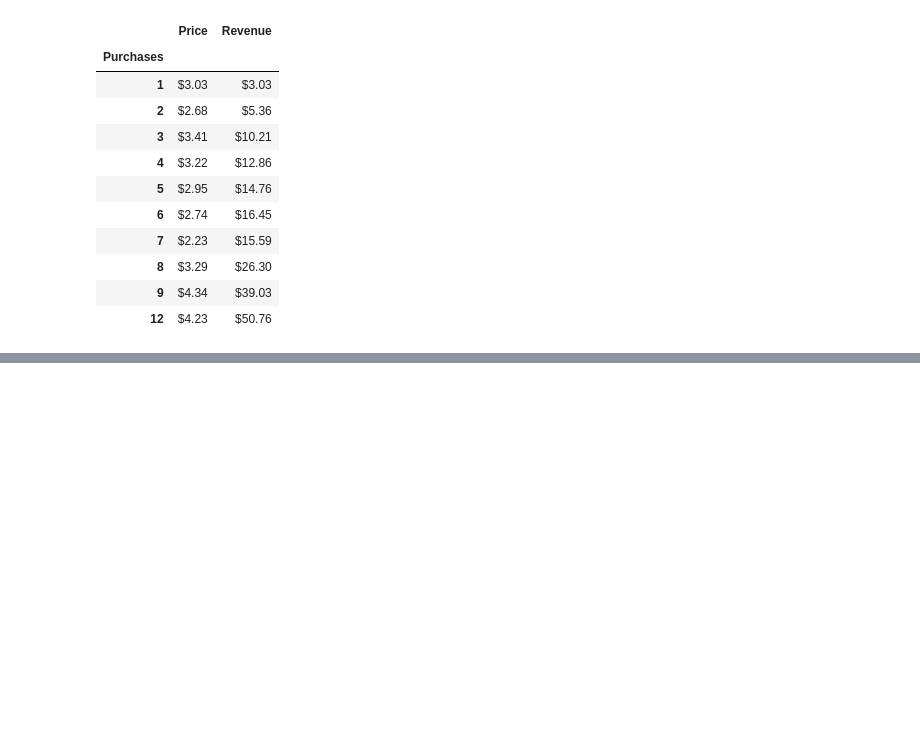
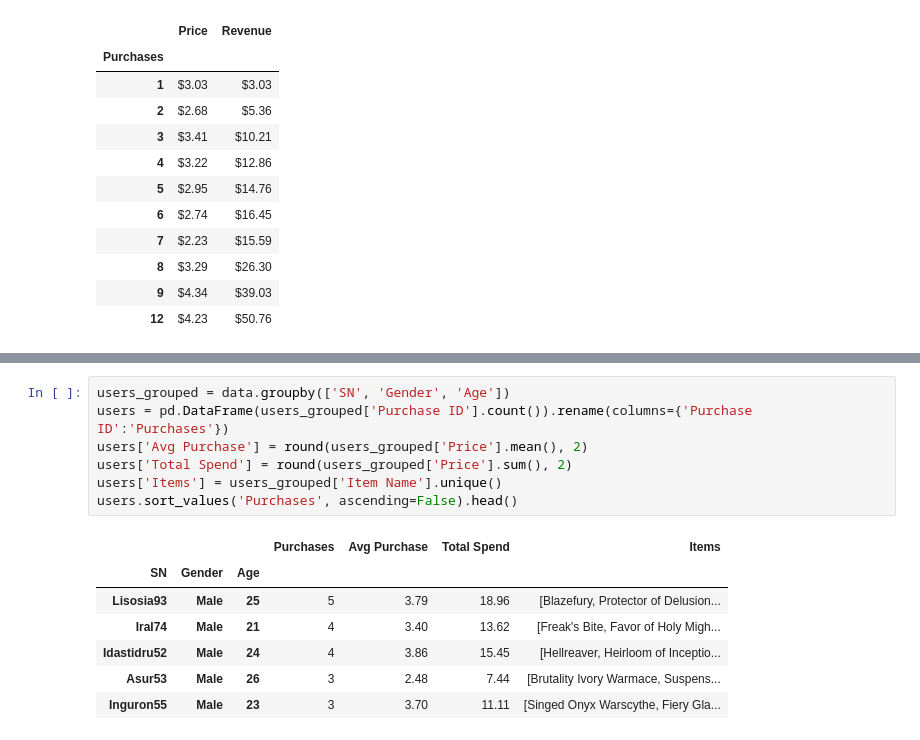
Before and after one commit to xsarinix/heroes-of-pymoli, a Jupyter notebook: heroes.ipynb, the cells around one changed output, grey strips where cells are left out. Drawn from its saved outputs; the diff is of its cells as text; blank space fills up the shorter version.

```diff
--- a/heroes.ipynb
+++ b/heroes.ipynb
@@ -187,0 +234,15 @@ User Analysis
+# %%
+users_grouped = data.groupby(['SN', 'Gender', 'Age'])
+users = pd.DataFrame(users_grouped['Purchase ID'].count()).rename(columns={'Purchase ID':'Purchases'})
+users['Avg Purchase'] = round(users_grouped['Price'].mean(), 2)
+users['Total Spend'] = round(users_grouped['Price'].sum(), 2)
+users['Items'] = users_grouped['Item Name'].unique()
+users.sort_values('Purchases', ascending=False).head()
+# %% [output]
+|  |  |  | Purchases | Avg Purchase | Total Spend | Items |
+| SN | Gender | Age |  |  |  |  |
+| Lisosia93 | Male | 25 | 5 | 3.79 | 18.96 | [Blazefury, Protector of Delusion... |
+| Iral74 | Male | 21 | 4 | 3.40 | 13.62 | [Freak's Bite, Favor of Holy Migh... |
+| Idastidru52 | Male | 24 | 4 | 3.86 | 15.45 | [Hellreaver, Heirloom of Inceptio... |
+| Asur53 | Male | 26 | 3 | 2.48 | 7.44 | [Brutality Ivory Warmace, Suspens... |
+| Inguron55 | Male | 23 | 3 | 3.70 | 11.11 | [Singed Onyx Warscythe, Fiery Gla... |
```
Also changed, not shown: parts of 18 cells of this notebook.
